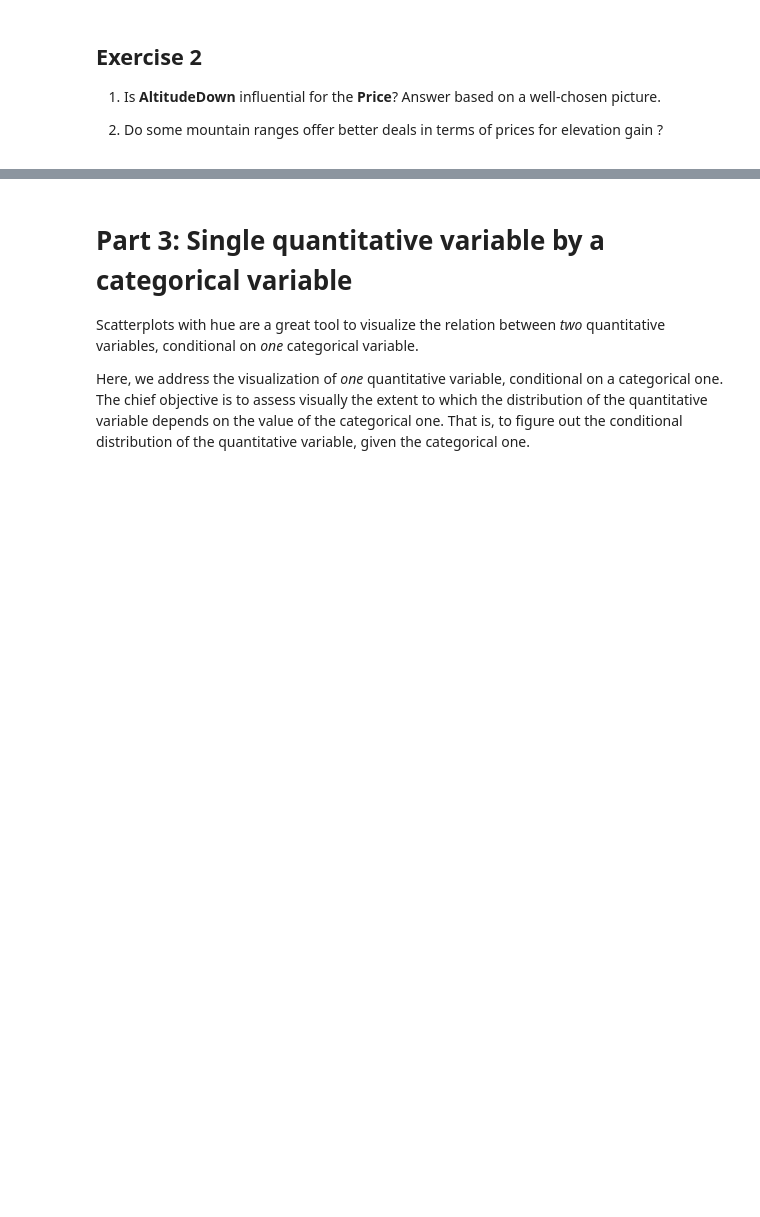
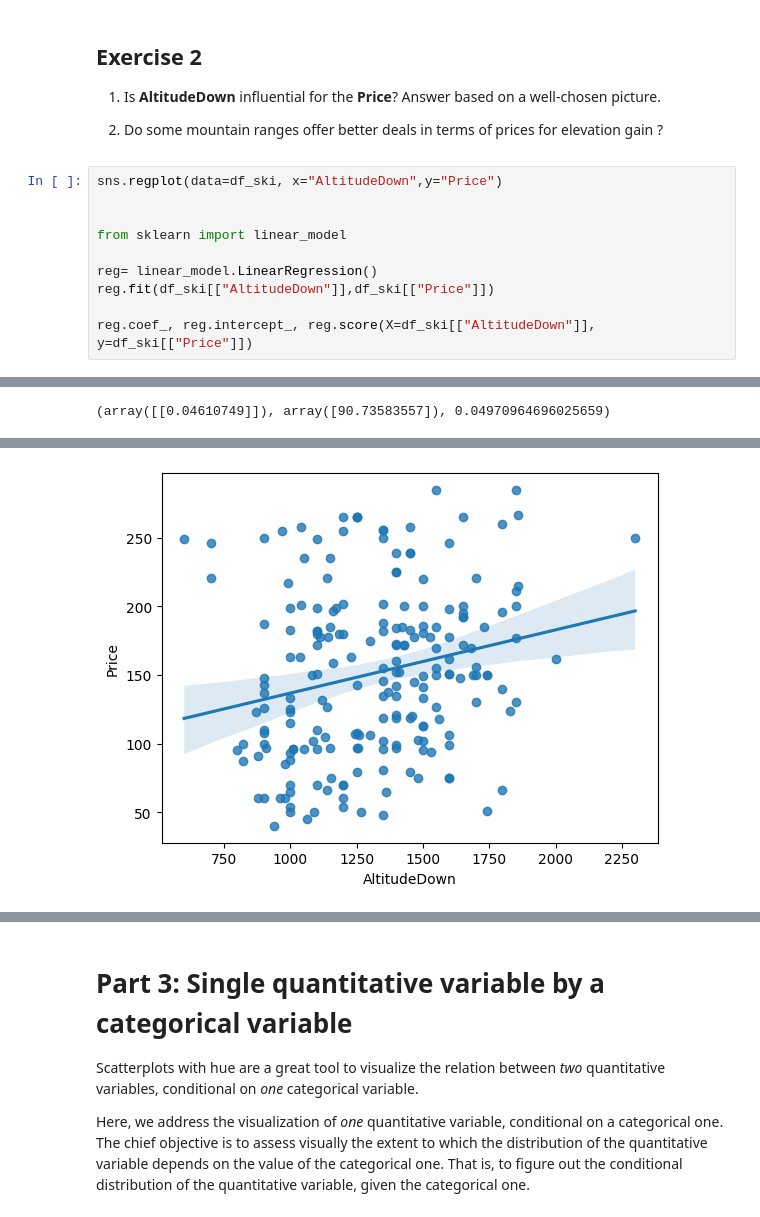
Before and after one commit to vorpax/data_science_HEC_M1, a Jupyter notebook: notebooks/seance_2/[vide]_Session_2_Visualisation_1.ipynb, the cells around one changed output, grey strips where cells are left out. Cells and saved outputs as stored; diff of their text form; blank space fills up the shorter version.

```diff
--- a/notebooks/seance_2/[vide]_Session_2_Visualisation_1.ipynb
+++ b/notebooks/seance_2/[vide]_Session_2_Visualisation_1.ipynb
@@ -166,3 +256,14 @@ sns.scatterplot(data=df_ski[df_ski['Slopes']<200], x='LnSlopes', y='Price', hue=
 1. Is **AltitudeDown** influential for the **Price**? Answer based on a well-chosen picture.
 
 2. Do some mountain ranges offer better deals in terms of prices for elevation gain ?
+# %%
+sns.regplot(data=df_ski, x="AltitudeDown",y="Price")
+
+
+from sklearn import linear_model
+
+reg= linear_model.LinearRegression()
+reg.fit(df_ski[["AltitudeDown"]],df_ski[["Price"]])
+
+reg.coef_, reg.intercept_, reg.score(X=df_ski[["AltitudeDown"]], y=df_ski[["Price"]])
+# %% [output]
@@ -168,0 +271 @@ sns.scatterplot(data=df_ski[df_ski['Slopes']<200], x='LnSlopes', y='Price', hue=
+(array([[0.04610749]]), array([90.73583557]), 0.04970964696025659)
@@ -168,0 +273 @@ sns.scatterplot(data=df_ski[df_ski['Slopes']<200], x='LnSlopes', y='Price', hue=
+[figure, added]
```
Also changed, not shown: parts of 10 cells of this notebook, 1 other file.
